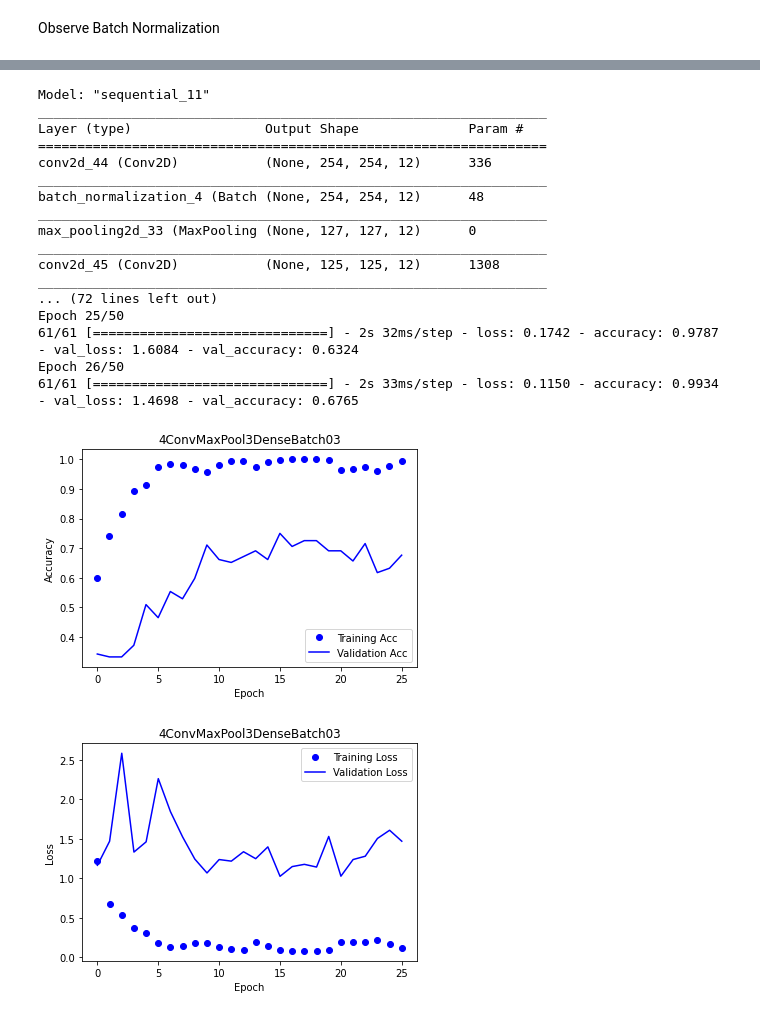
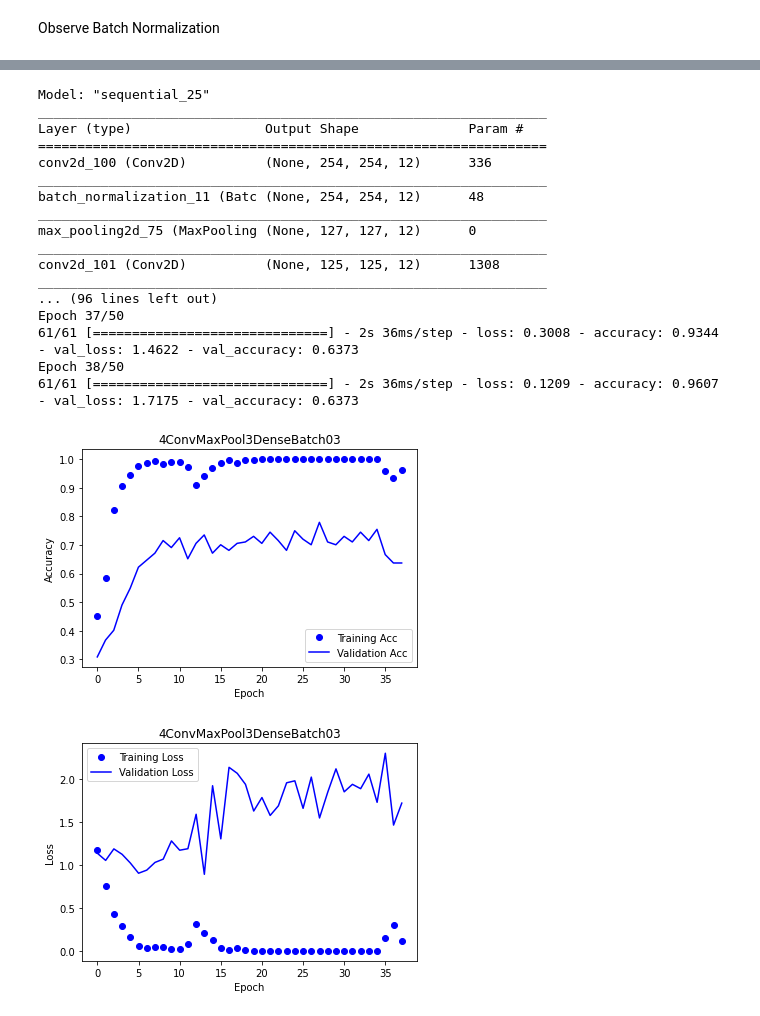
Before and after one commit to mykon23/DL-2020Project, a Jupyter notebook: Equus6.ipynb, the cells around one changed output, grey strips where cells are left out. Cells and saved outputs as stored; diff of their text form; code cells hidden in the pictures.

```diff
--- a/Equus6.ipynb
+++ b/Equus6.ipynb
@@ -952,52 +1017,52 @@ model = Sequential()
 model.add( Conv2D( 12, ( 3, 3 ), activation = 'relu', input_shape = (256, 256, 3) ) )
 model.add( BatchNormalization())
 model.add( MaxPooling2D((2,2)) )
-model.add( Conv2D( 12, ( 3, 3 ), kernel_regularizer=reg, activation = 'relu' ) )
+model.add( Conv2D( 12, ( 3, 3 ), activation = 'relu' ) )
 model.add( BatchNormalization())
 model.add( MaxPooling2D((2,2)) )
-model.add( Conv2D( 32, ( 3, 3 ), kernel_regularizer=reg, activation = 'relu' ) )
+model.add( Conv2D( 32, ( 3, 3 ), activation = 'relu' ) )
 model.add( BatchNormalization())
 model.add( MaxPooling2D(2,2) )
-model.add( Conv2D( 32, (3, 3 ), kernel_regularizer=reg, activation='relu') )
+model.add( Conv2D( 32, (3, 3 ), activation='relu') )
 model.add( Flatten() )
-model.add( Dense( 24, kernel_regularizer=reg, activation = 'relu' ) )
-model.add( Dense( 12, kernel_regularizer=reg, activation = 'relu' ) )
-model.add( Dense( 3, kernel_regularizer=reg, activation = 'softmax' ) )
+model.add( Dense( 24, activation = 'relu' ) )
+model.add( Dense( 12, activation = 'relu' ) )
+model.add( Dense( 3, activation = 'softmax' ) )
 model.summary()
 
 ##Compile the model
 model.compile( optimizer = 'adam', loss = 'categorical_crossentropy', metrics = [ 'accuracy' ] )
 
 ##Set the params from training
 train = {'gen': train_generator, 'steps': int( (1 + 0.0) * train_batches) }
 val = {'gen': val_generator, 'steps': val_batches }
 test = {'gen': test_generator, 'steps': test_batches }
 
 model_path = '4ConvMaxPool3DenseBatch03.h5'
 
 ##Train the model
 history = train_model(model, train, val, model_path)
 disp_plot(history, model_path.split('.')[0])
 # %% [output]
-Model: "sequential_11"
+Model: "sequential_25"
 _________________________________________________________________
 Layer (type)                 Output Shape              Param #
 =================================================================
-conv2d_44 (Conv2D)           (None, 254, 254, 12)      336
+conv2d_100 (Conv2D)          (None, 254, 254, 12)      336
 _________________________________________________________________
-batch_normalization_4 (Batch (None, 254, 254, 12)      48
+batch_normalization_11 (Batc (None, 254, 254, 12)      48
 _________________________________________________________________
-max_pooling2d_33 (MaxPooling (None, 127, 127, 12)      0
+max_pooling2d_75 (MaxPooling (None, 127, 127, 12)      0
 _________________________________________________________________
-conv2d_45 (Conv2D)           (None, 125, 125, 12)      1308
+conv2d_101 (Conv2D)          (None, 125, 125, 12)      1308
 _________________________________________________________________
-... (72 lines left out)
-Epoch 25/50
-61/61 [==============================] - 2s 32ms/step - loss: 0.1742 - accuracy: 0.9787 - val_loss: 1.6084 - val_accuracy: 0.6324
-Epoch 26/50
-61/61 [==============================] - 2s 33ms/step - loss: 0.1150 - accuracy: 0.9934 - val_loss: 1.4698 - val_accuracy: 0.6765
+... (96 lines left out)
+Epoch 37/50
+61/61 [==============================] - 2s 36ms/step - loss: 0.3008 - accuracy: 0.9344 - val_loss: 1.4622 - val_accuracy: 0.6373
+Epoch 38/50
+61/61 [==============================] - 2s 36ms/step - loss: 0.1209 - accuracy: 0.9607 - val_loss: 1.7175 - val_accuracy: 0.6373
-[figure, old version]
+[figure, new version]
-[figure, old version]
+[figure, new version]
 # %%
 ##Load the weights of the best model acquired in training
 model.load_weights(model_path)
```
Also changed, not shown: parts of 26 cells of this notebook.
